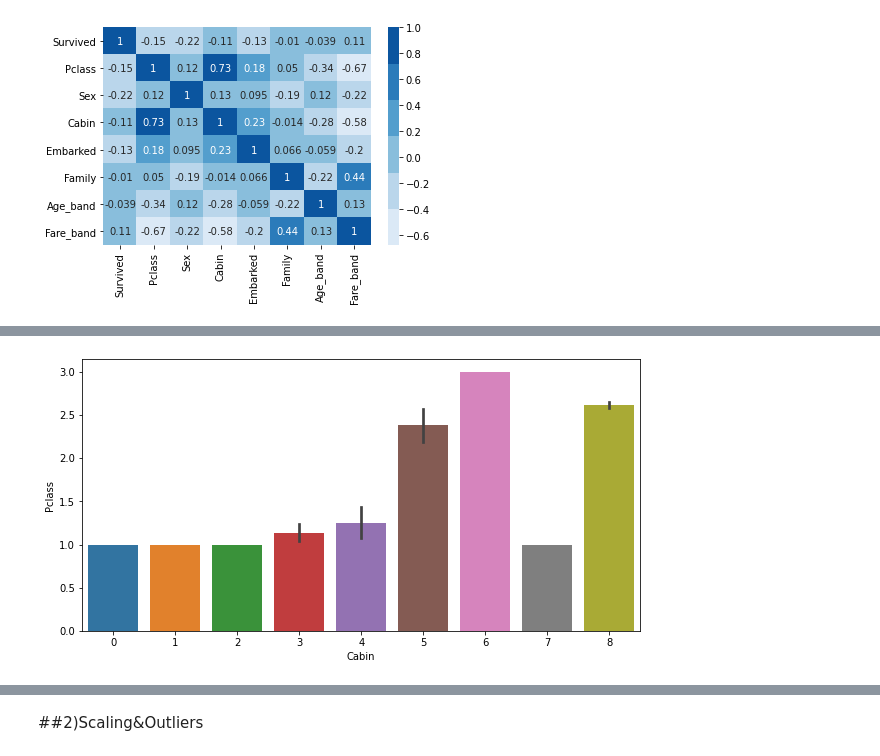
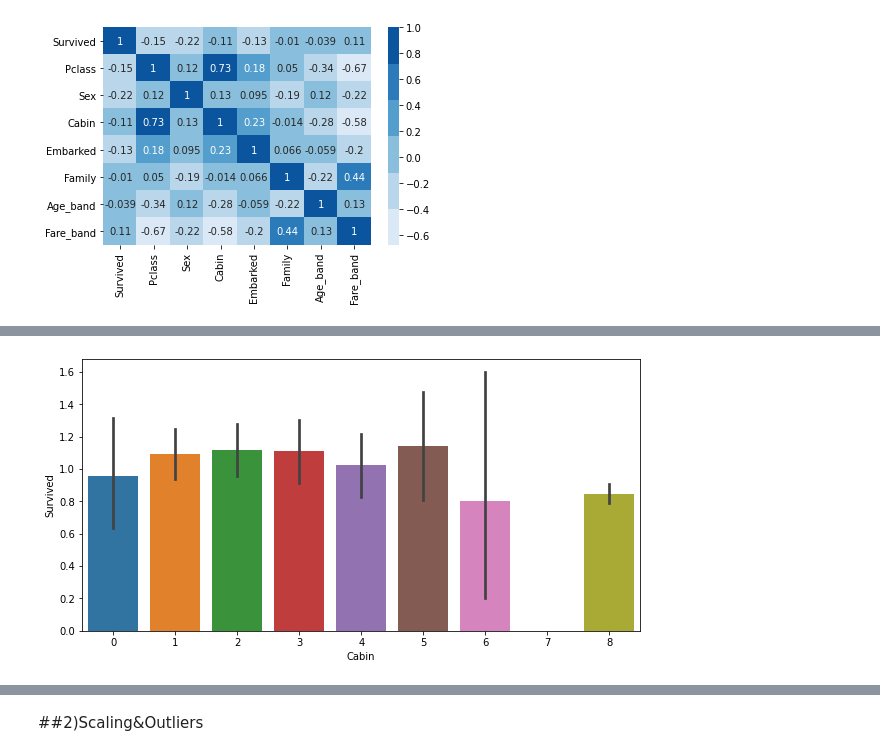
Before and after one commit to DongjunYou/21_1Q_Army, a Jupyter notebook: 1.Titanic/Titanic_Prototype.ipynb, the cells around one changed output, grey strips where cells are left out. Cells and saved outputs as stored; diff of their text form; code cells hidden in the pictures.

```diff
--- a/1.Titanic/Titanic_Prototype.ipynb
+++ b/1.Titanic/Titanic_Prototype.ipynb
@@ -226,6 +236,6 @@ for feature in features: #3.Impact on target
 [figure]
 [figure]
 # %%
-bar_plot(df_pre,feature1='Cabin', feature2='Pclass')
+bar_plot(df,feature1='Cabin', feature2='Survived')
 # %% [output]
-[figure, old version]
+[figure, new version]
```
Also changed, not shown: parts of 17 cells of this notebook.
